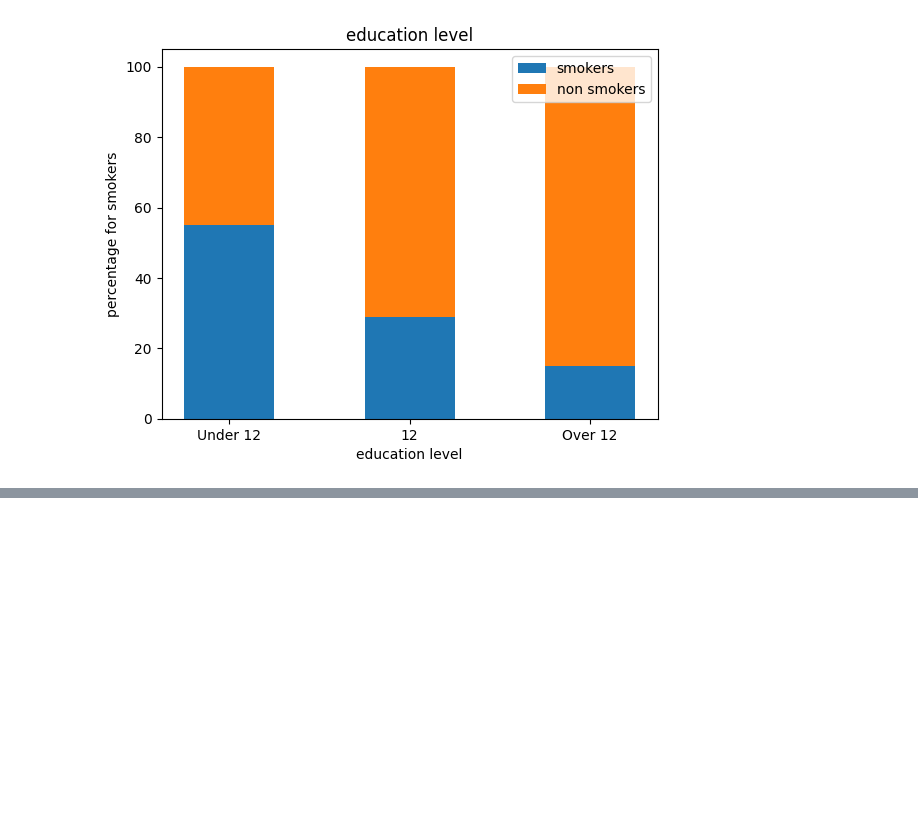
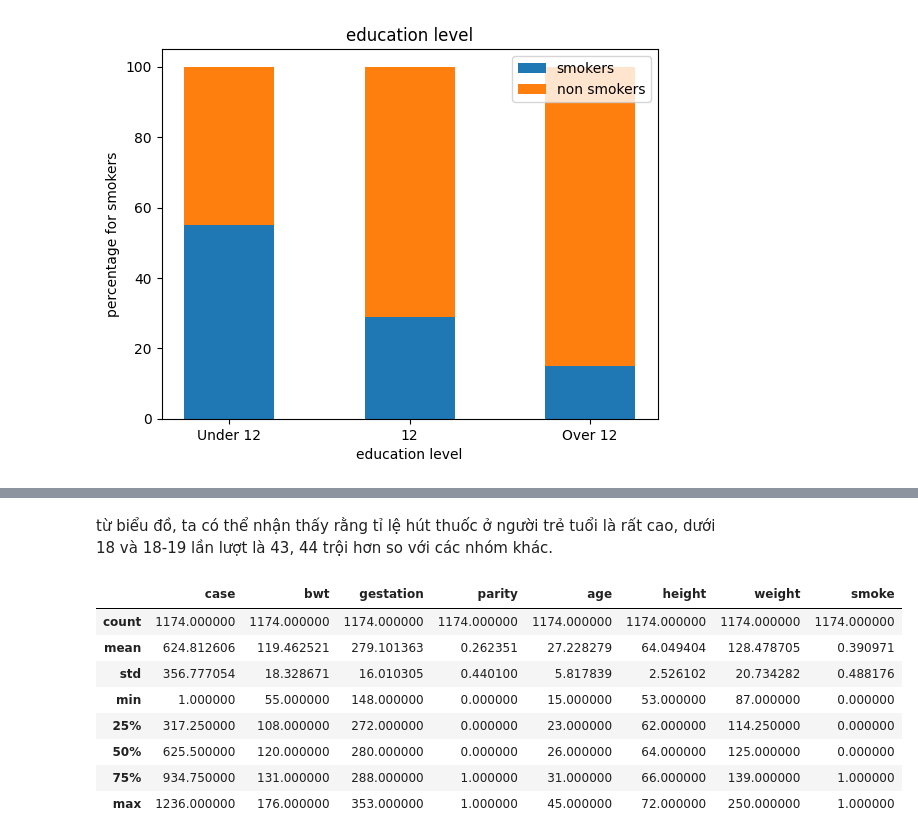
Before and after one commit to batman0911/social_stats, a Jupyter notebook: ex_01/main.ipynb, the cells around one changed output, grey strips where cells are left out. Cells and saved outputs as stored; diff of their text form; code cells hidden in the pictures; blank space fills up the shorter version.

```diff
--- a/ex_01/main.ipynb
+++ b/ex_01/main.ipynb
@@ -158,0 +210,21 @@ plt.show()
+# %% [markdown]
+từ biểu đồ, ta có thể nhận thấy rằng tỉ lệ hút thuốc ở người trẻ tuổi là rất cao, dưới 18 và 18-19 lần lượt là 43, 44 trội hơn so với các nhóm khác.
+# %%
+import pandas as pd
+
+df = pd.read_csv('../data/babies.csv')
+df = df.dropna()
+
+df = df.astype('int32')
+
+df.describe()
+# %% [output]
+|  | case | bwt | gestation | parity | age | height | weight | smoke |
+| count | 1174.000000 | 1174.000000 | 1174.000000 | 1174.000000 | 1174.000000 | 1174.000000 | 1174.000000 | 1174.000000 |
+| mean | 624.812606 | 119.462521 | 279.101363 | 0.262351 | 27.228279 | 64.049404 | 128.478705 | 0.390971 |
+| std | 356.777054 | 18.328671 | 16.010305 | 0.440100 | 5.817839 | 2.526102 | 20.734282 | 0.488176 |
+| min | 1.000000 | 55.000000 | 148.000000 | 0.000000 | 15.000000 | 53.000000 | 87.000000 | 0.000000 |
+| 25% | 317.250000 | 108.000000 | 272.000000 | 0.000000 | 23.000000 | 62.000000 | 114.250000 | 0.000000 |
+| 50% | 625.500000 | 120.000000 | 280.000000 | 0.000000 | 26.000000 | 64.000000 | 125.000000 | 0.000000 |
+| 75% | 934.750000 | 131.000000 | 288.000000 | 1.000000 | 31.000000 | 66.000000 | 139.000000 | 1.000000 |
+| max | 1236.000000 | 176.000000 | 353.000000 | 1.000000 | 45.000000 | 72.000000 | 250.000000 | 1.000000 |
```
Also changed, not shown: parts of 8 cells of this notebook.
